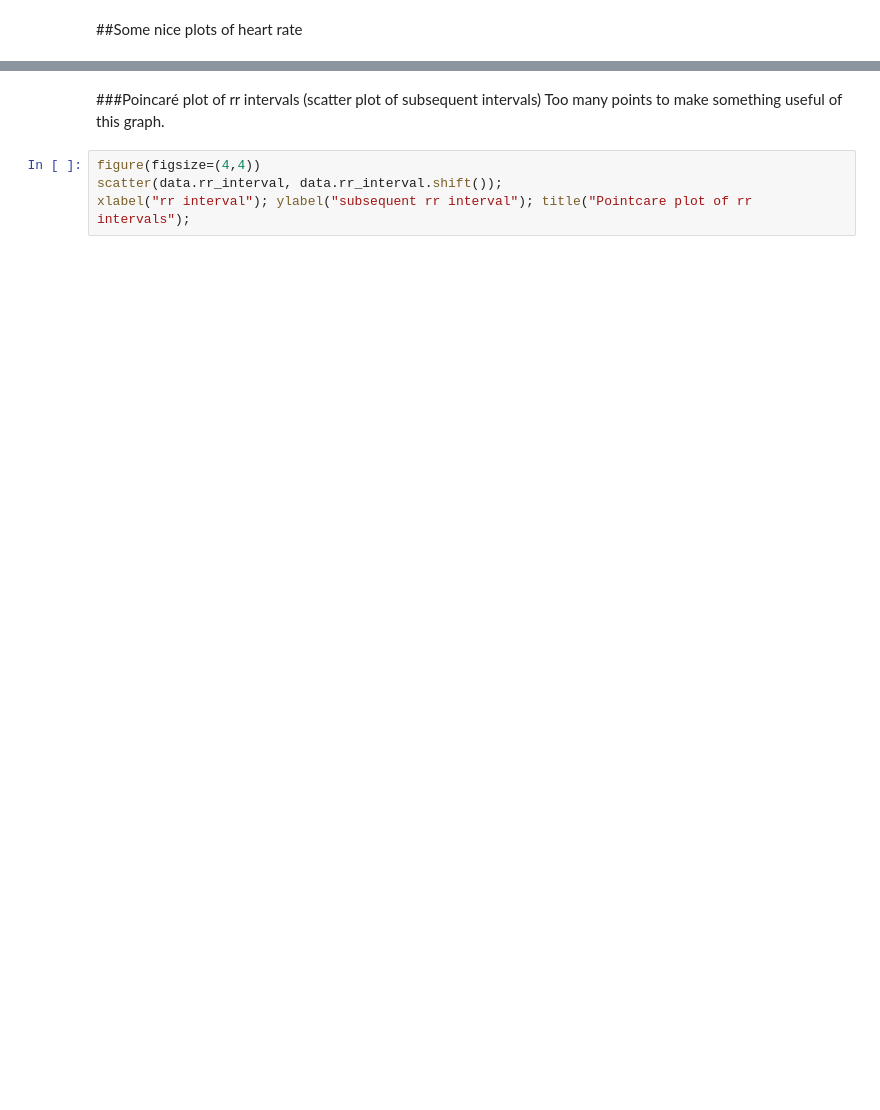
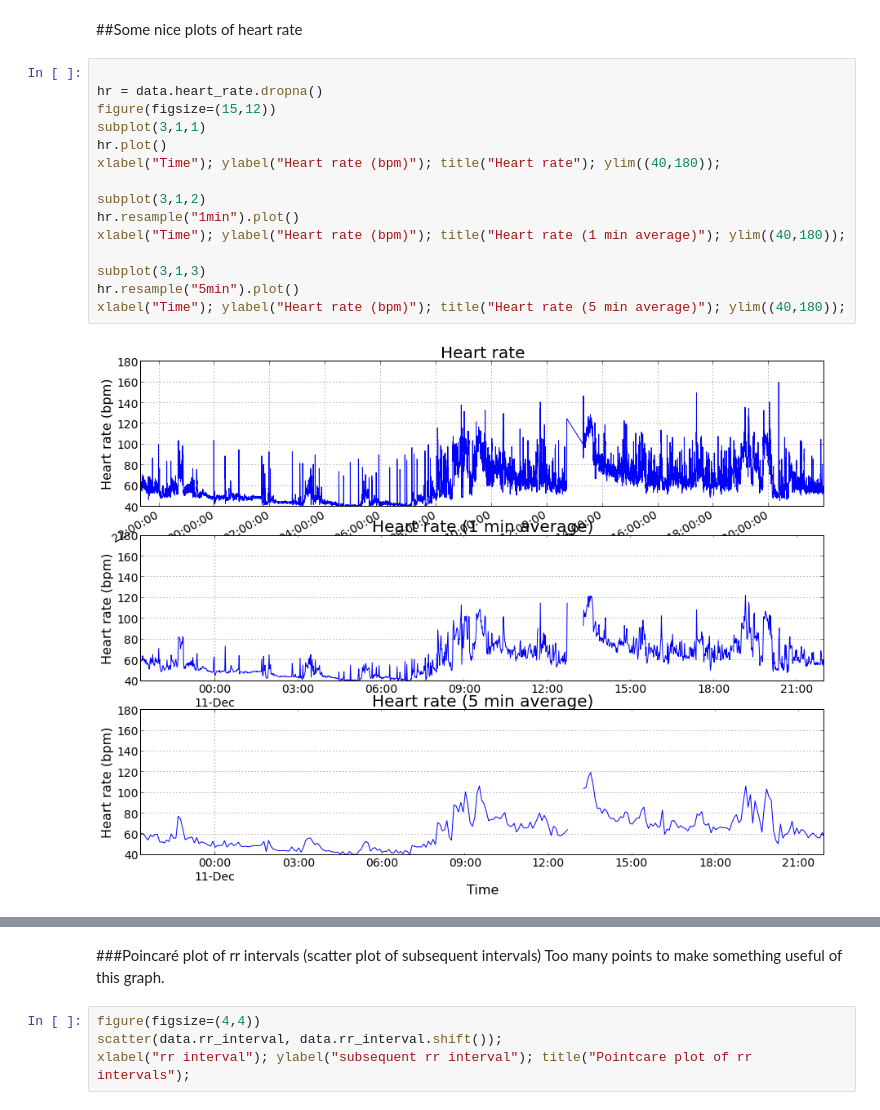
Before and after one commit to pimnijdam/journal, a Jupyter notebook: ecg and pandas.ipynb, the cells around one changed output, grey strips where cells are left out. Cells and saved outputs as stored; diff of their text form; blank space fills up the shorter version.

```diff
--- a/ecg and pandas.ipynb
+++ b/ecg and pandas.ipynb
@@ -44,4 +60,21 @@ data.describe()
 # %% [markdown]
 ##Some nice plots of heart rate
+# %%
+
+hr = data.heart_rate.dropna()
+figure(figsize=(15,12))
+subplot(3,1,1)
+hr.plot()
+xlabel("Time"); ylabel("Heart rate (bpm)"); title("Heart rate"); ylim((40,180));
+
+subplot(3,1,2)
+hr.resample("1min").plot()
+xlabel("Time"); ylabel("Heart rate (bpm)"); title("Heart rate (1 min average)"); ylim((40,180));
+
+subplot(3,1,3)
+hr.resample("5min").plot()
+xlabel("Time"); ylabel("Heart rate (bpm)"); title("Heart rate (5 min average)"); ylim((40,180));
+# %% [output]
+[figure, added]
 # %%
 figure()
```
Also changed, not shown: parts of 33 cells of this notebook, 1 other file.
